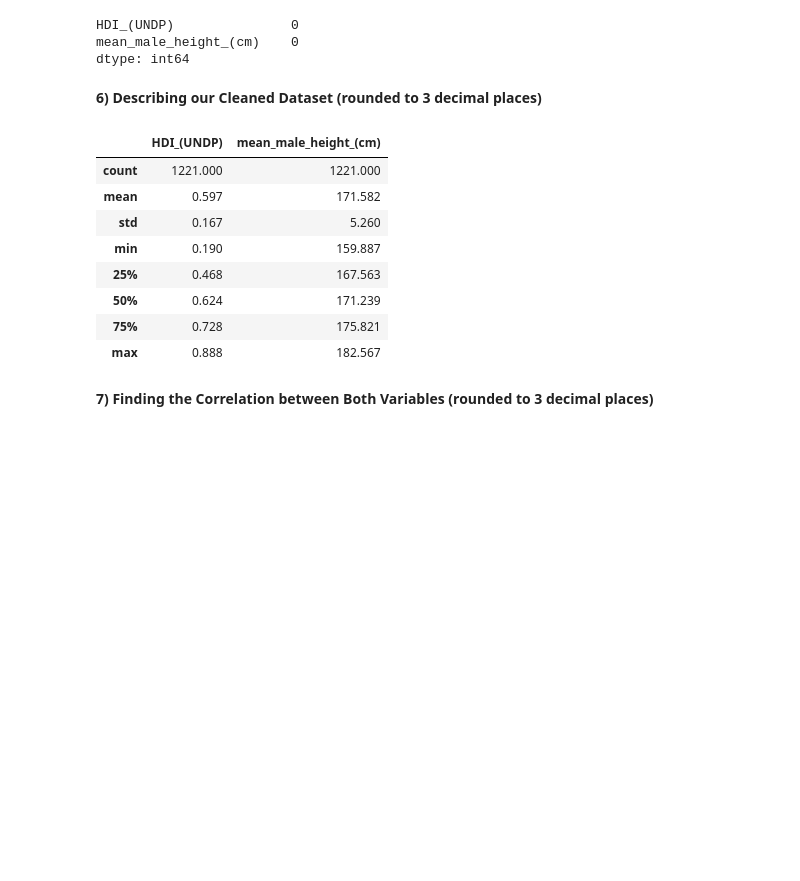
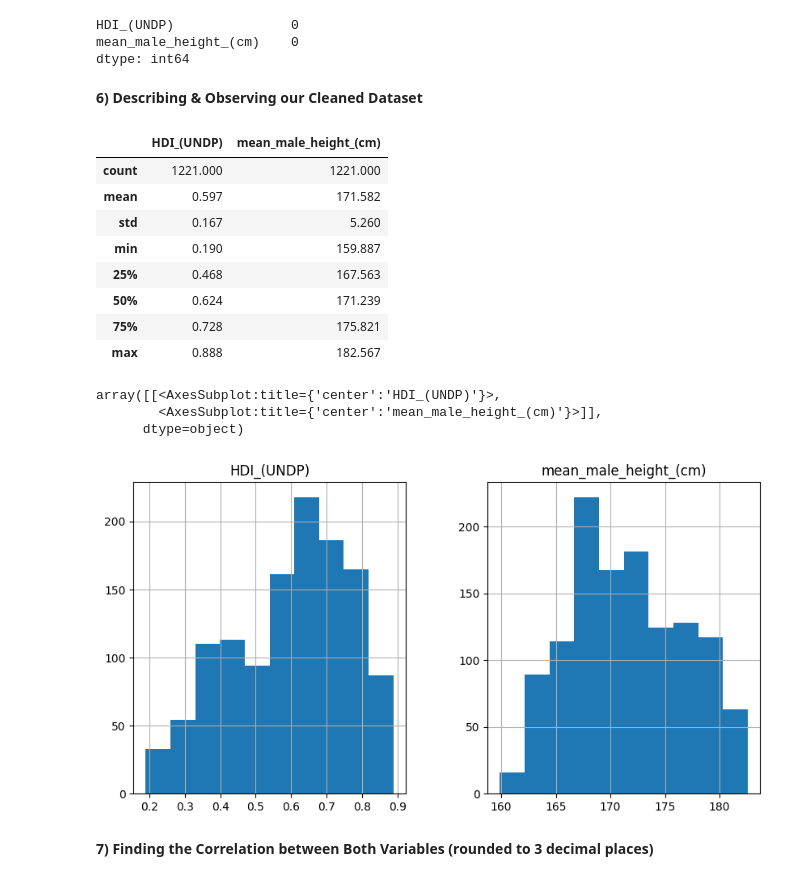
Before and after one commit to emiriosp/correlation_hdi_and_height, a Jupyter notebook: hdi_height/relationship_HDI_and_height.ipynb, the cells around one changed output. Cells and saved outputs as stored; diff of their text form; code cells hidden in the pictures; blank space fills up the shorter version.

```diff
--- a/hdi_height/relationship_HDI_and_height.ipynb
+++ b/hdi_height/relationship_HDI_and_height.ipynb
@@ -101,19 +106,23 @@ dtype: int64
 # %%
 # According to the IQR method, we don't have any outliers on our data, so we can keep using df_2.
 # %% [markdown]
-**6) Describing our Cleaned Dataset (rounded to 3 decimal places)**
+**6) Describing & Observing our Cleaned Dataset**
-# %%
-df_2.describe().round(3)
-# %% [output]
-|  | HDI_(UNDP) | mean_male_height_(cm) |
-| count | 1221.000 | 1221.000 |
-| mean | 0.597 | 171.582 |
-| std | 0.167 | 5.260 |
-| min | 0.190 | 159.887 |
-| 25% | 0.468 | 167.563 |
-| 50% | 0.624 | 171.239 |
-| 75% | 0.728 | 175.821 |
-| max | 0.888 | 182.567 |
+# %%
+display(df_2.describe().round(3), df_2.hist(figsize=(10,5)))
+# %% [output]
+|  | HDI_(UNDP) | mean_male_height_(cm) |
+| count | 1221.000 | 1221.000 |
+| mean | 0.597 | 171.582 |
+| std | 0.167 | 5.260 |
+| min | 0.190 | 159.887 |
+| 25% | 0.468 | 167.563 |
+| 50% | 0.624 | 171.239 |
+| 75% | 0.728 | 175.821 |
+| max | 0.888 | 182.567 |
+array([[<AxesSubplot:title={'center':'HDI_(UNDP)'}>,
+        <AxesSubplot:title={'center':'mean_male_height_(cm)'}>]],
+      dtype=object)
+[figure, added]
 # %% [markdown]
 **7) Finding the Correlation between Both Variables (rounded to 3 decimal places)**
 # %%
```
Also changed, not shown: parts of 3 cells of this notebook, 1 other file.
